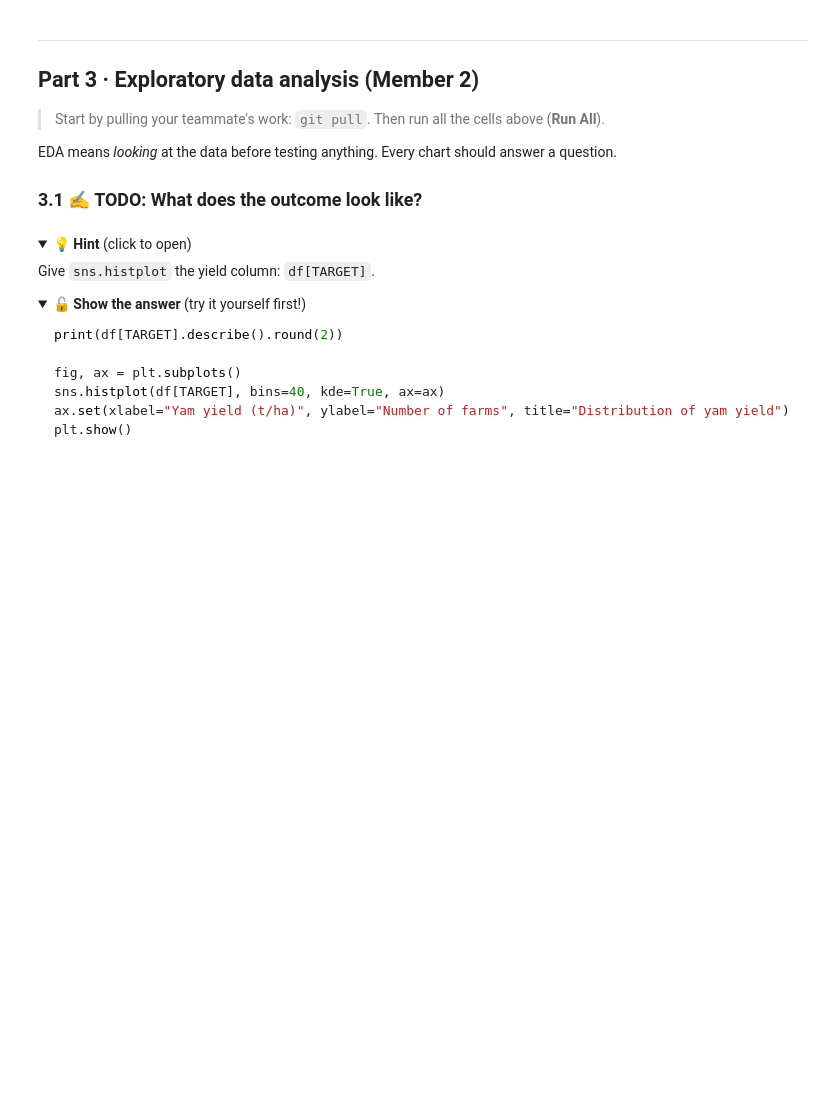
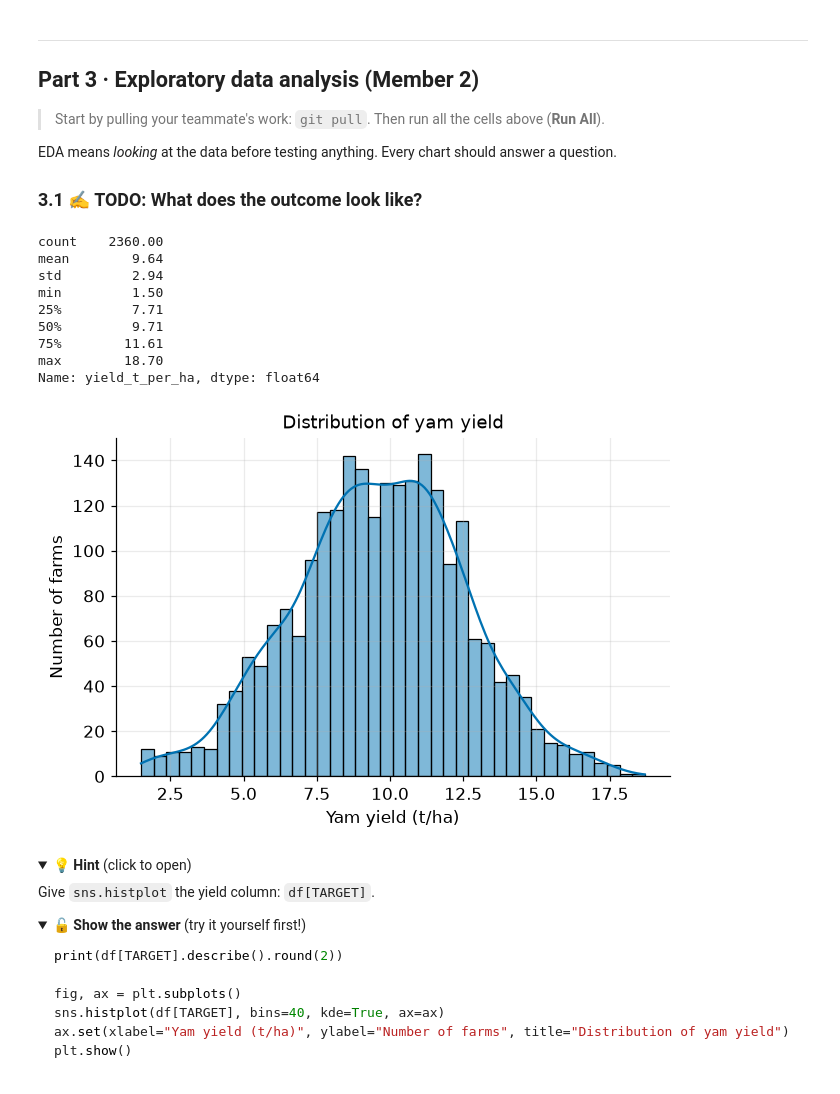
Before and after one commit to KevDes22/nsuk-ds-group-01, a Jupyter notebook: notebooks/group_project.ipynb, the cells around one changed output. Drawn from its saved outputs; the diff is of its cells as text; code cells hidden in the pictures; folded sections open; blank space fills up the shorter version.

```diff
--- a/notebooks/group_project.ipynb
+++ b/notebooks/group_project.ipynb
@@ -446,5 +616,5 @@ MONTH_MAP = {
     "apr": "April",    "04": "April",
 }
 
-df["planting_month"] = df["planting_month"].astype(str).str.strip().str.lower().str[:____].map(MONTH_MAP)
+df["planting_month"] = df["planting_month"].astype(str).str.strip().str.lower().str[:3].map(MONTH_MAP)
 df["planting_month"].value_counts(dropna=False)
@@ -480,13 +658,13 @@ check("Planting month has the 5 full month names",
 - **Revenue:** first remove `N`, `₦` and commas with `.str.replace(...)`, then convert.
 - **Rainfall:** replace the code `-999` with `np.nan` (a proper missing value).
 # %%
-df["fertilizer_kg_per_ha"] = pd.to_numeric(df["fertilizer_kg_per_ha"], errors="____")
+df["fertilizer_kg_per_ha"] = pd.to_numeric(df["fertilizer_kg_per_ha"], errors="coerce")
 
 df["harvest_revenue_naira"] = pd.to_numeric(
     df["harvest_revenue_naira"].astype(str).str.replace(r"[N₦,]", "", regex=True),
     errors="coerce",
 )
 
-df["rainfall_mm"] = df["rainfall_mm"].replace(____, np.nan)
+df["rainfall_mm"] = df["rainfall_mm"].replace(-999, np.nan)
 
 df[["fertilizer_kg_per_ha", "harvest_revenue_naira", "rainfall_mm"]].describe().round(1)
@@ -526,7 +714,7 @@ VALID_RANGES = {
     "farmer_age": (15, 90),
     "farm_size_ha": (0.05, 50),
     "mound_density_per_ha": (2000, 25000),
-    "yield_t_per_ha": (____, ____),
+    "yield_t_per_ha": (0.5, 40),
 }
 
 for col, (low, high) in VALID_RANGES.items():
@@ -563,5 +756,5 @@ check("Yields of 0 removed", (df["yield_t_per_ha"] == 0).sum() == 0, "Did you ad
 ### 2.8 ✍️ TODO: Drop rows with no outcome
 A farm without a yield value cannot be used to study yield. Drop those rows (only those!).
 # %%
-df = df.dropna(subset=[____]).reset_index(drop=True)
+df = df.dropna(subset=[TARGET]).reset_index(drop=True)
 print("Final clean data:", df.shape)
@@ -619,10 +823,21 @@ EDA means *looking* at the data before testing anything. Every chart should answ
 # %%
 print(df[TARGET].describe().round(2))
 
 fig, ax = plt.subplots()
-sns.histplot(____, bins=40, kde=True, ax=ax)
+sns.histplot(df[TARGET].dropna(), bins=40, kde=True, ax=ax)
 ax.set(xlabel="Yam yield (t/ha)", ylabel="Number of farms", title="Distribution of yam yield")
 plt.show()
+# %% [output]
+count    2360.00
+mean        9.64
+std         2.94
+min         1.50
+25%         7.71
+50%         9.71
+75%        11.61
+max        18.70
+Name: yield_t_per_ha, dtype: float64
+[figure, added]
 # %% [markdown]
 <details><summary>💡 <b>Hint</b> (click to open)</summary>
 
```
Also changed, not shown: parts of 37 cells of this notebook, 1 other file.
